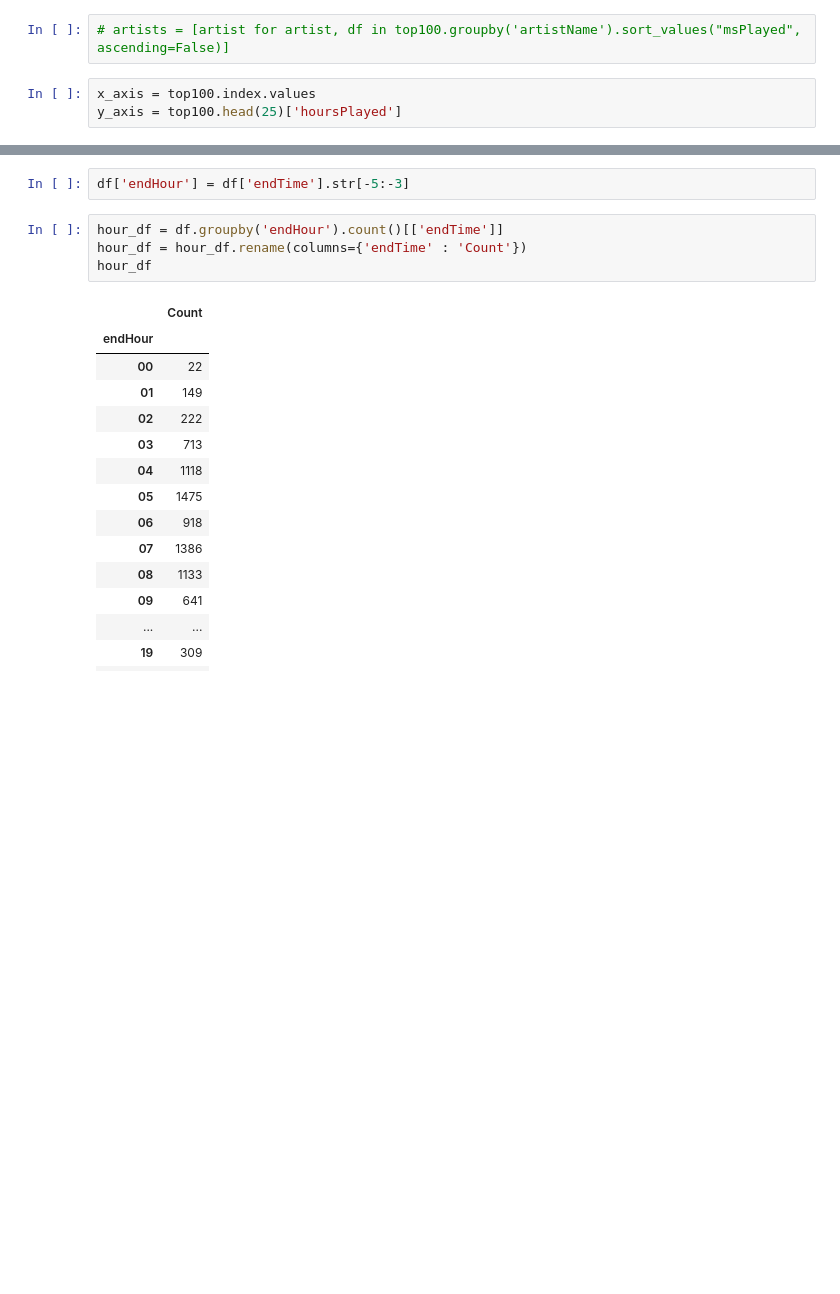
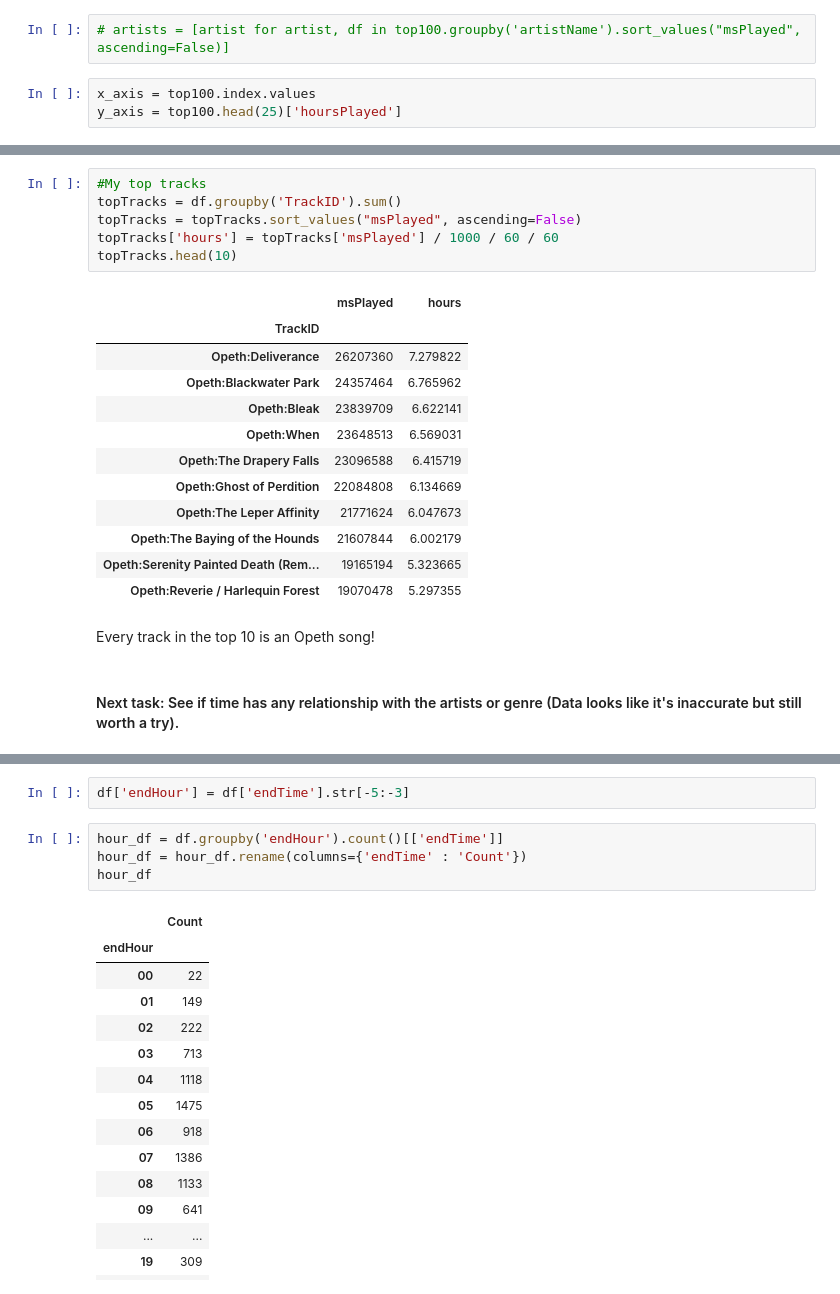
Before and after one commit to RohithOfRivia/Kaggle, a Jupyter notebook: Spotify graphs.ipynb, the cells around one changed output, grey strips where cells are left out. Cells and saved outputs as stored; diff of their text form; blank space fills up the shorter version.

```diff
--- a/Spotify graphs.ipynb
+++ b/Spotify graphs.ipynb
@@ -92,3 +97,26 @@ plt.show()
+# %%
+#My top tracks
+topTracks = df.groupby('TrackID').sum()
+topTracks = topTracks.sort_values("msPlayed", ascending=False)
+topTracks['hours'] = topTracks['msPlayed'] / 1000 / 60 / 60
+topTracks.head(10)
+# %% [output]
+|  | msPlayed | hours |
+| TrackID |  |  |
+| Opeth:Deliverance | 26207360 | 7.279822 |
+| Opeth:Blackwater Park | 24357464 | 6.765962 |
+| Opeth:Bleak | 23839709 | 6.622141 |
+| Opeth:When | 23648513 | 6.569031 |
+| Opeth:The Drapery Falls | 23096588 | 6.415719 |
+| Opeth:Ghost of Perdition | 22084808 | 6.134669 |
+| Opeth:The Leper Affinity | 21771624 | 6.047673 |
+| Opeth:The Baying of the Hounds | 21607844 | 6.002179 |
+| Opeth:Serenity Painted Death (Rem... | 19165194 | 5.323665 |
+| Opeth:Reverie / Harlequin Forest | 19070478 | 5.297355 |
+# %% [markdown]
+Every track in the top 10 is an Opeth song!
+# %% [markdown]
+#### Next task: See if time has any relationship with the artists or genre (Data looks like it's inaccurate but still worth a try).
 # %%
 df.count()
 # %% [output]
```
Also changed, not shown: parts of 10 cells of this notebook.
